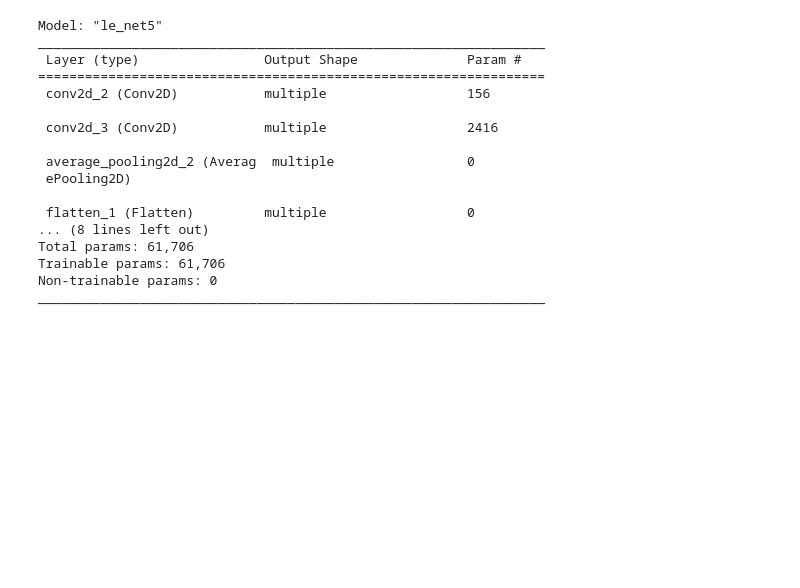
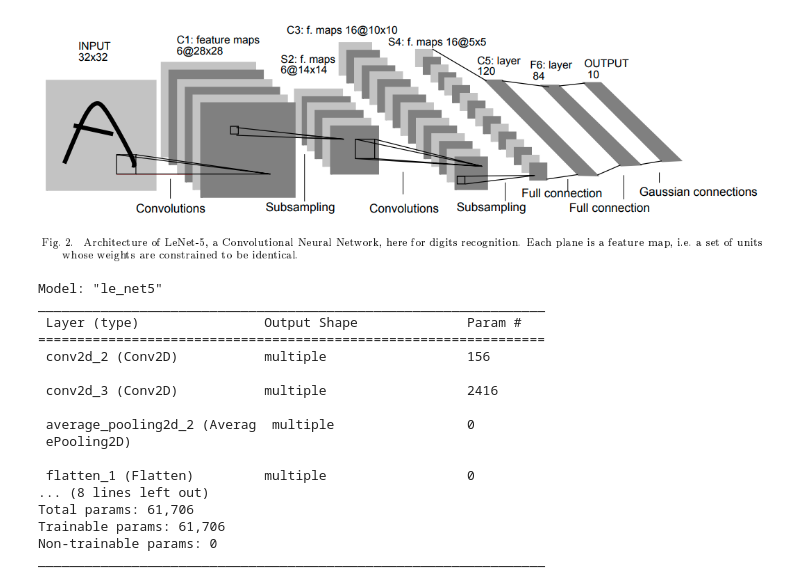
Before and after one commit to MilyangParkJaeHun/PapersWithCode, a Jupyter notebook: BackboneNetwork/LeNet5/LeNet-5.ipynb, the cells around one changed output. Cells and saved outputs as stored; diff of their text form; code cells hidden in the pictures; blank space fills up the shorter version.

Commit message:
Add paper's image

```diff
--- a/BackboneNetwork/LeNet5/LeNet-5.ipynb
+++ b/BackboneNetwork/LeNet5/LeNet-5.ipynb
@@ -17,3 +19,7 @@ from tensorflow.keras.layers import Conv2D, AveragePooling2D, Flatten, Dense
+# %%
+Image('image/lenet5_fig_2.png')
+# %% [output]
+[figure, added]
 # %%
 # class version
 class LeNet5(Model):
```
Also changed, not shown: parts of 1 cell of this notebook, 3 other files.
